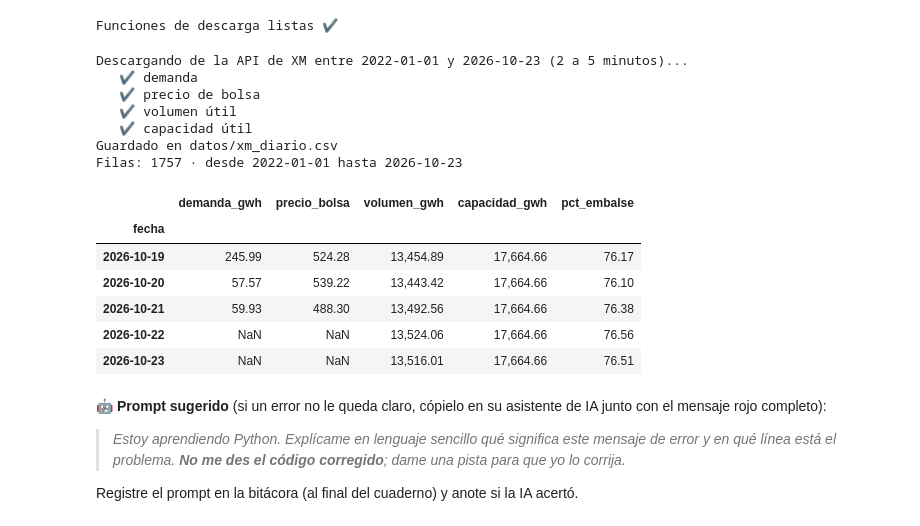
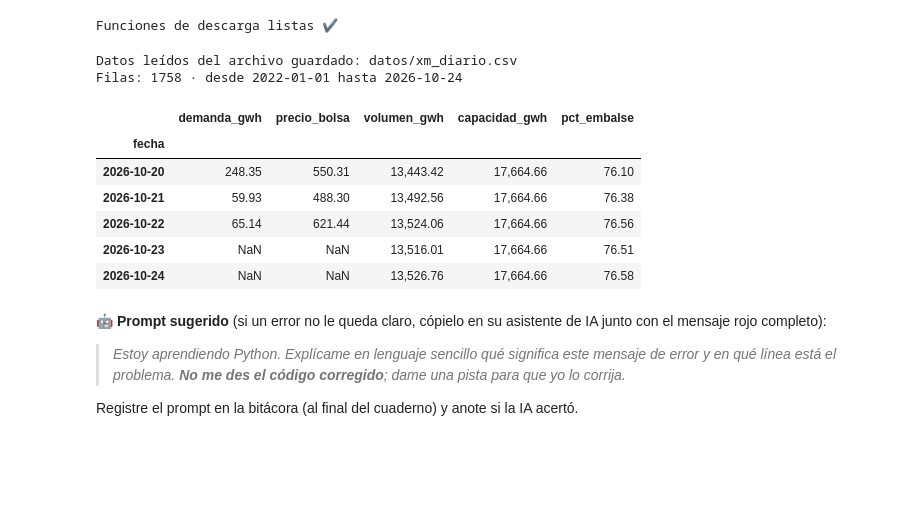
Before and after one commit to Heri-valen/aca-1, a Jupyter notebook: ACA1_Radiografia_Energetica.ipynb, the cells around one changed output. Saved outputs shown, nothing was run; the diff lists cells and outputs as text; code cells hidden in the pictures; blank space fills up the shorter version.

```diff
--- a/ACA1_Radiografia_Energetica.ipynb
+++ b/ACA1_Radiografia_Energetica.ipynb
@@ -382,46 +380,41 @@ Funciones de descarga listas ✔
 # Celda 0.6 · Descargar las cuatro series desde 2022 (o leerlas del archivo si ya se descargaron)
 INICIO = "2022-01-01"
 FIN = (pd.Timestamp.today() - pd.Timedelta(days=1)).strftime("%Y-%m-%d")   # hasta ayer
 ARCHIVO = CARPETA_DATOS / "xm_diario.csv"
-ACTUALIZAR = True       # cámbielo a True si quiere volver a descargar todo de la API
+ACTUALIZAR = False       # cámbielo a True si quiere volver a descargar todo de la API
 
 if ARCHIVO.exists() and not ACTUALIZAR:
     df = pd.read_csv(ARCHIVO, parse_dates=["fecha"], index_col="fecha")
     print("Datos leídos del archivo guardado:", ARCHIVO)
 else:
     print("Descargando de la API de XM entre", INICIO, "y", FIN, "(2 a 5 minutos)...")
     demanda = descargar_diario("DemaCome", "Sistema", INICIO, FIN, como="sum")  / 1e6    # kWh → GWh
     print("   ✔ demanda")
     precio = descargar_diario("PrecBolsNaci", "Sistema", INICIO, FIN, como="mean")        # COP/kWh
     print("   ✔ precio de bolsa")
     volumen = descargar_con_respaldo("VoluUtilDiarEner", INICIO, FIN) / 1e6               # kWh → GWh
     print("   ✔ volumen útil")
     capacidad = descargar_con_respaldo("CapaUtilDiarEner", INICIO, FIN) / 1e6             # kWh → GWh
     print("   ✔ capacidad útil")
     df = pd.concat({"demanda_gwh": demanda, "precio_bolsa": precio,
                     "volumen_gwh": volumen, "capacidad_gwh": capacidad}, axis=1, sort=True)
     df.index.name = "fecha"
     df["pct_embalse"] = 100 * df["volumen_gwh"] / df["capacidad_gwh"]   # el porcentaje se RECALCULA
     df.to_csv(ARCHIVO)
     print("Guardado en", ARCHIVO)
 
 print("Filas:", len(df), "· desde", df.index.min().date(), "hasta", df.index.max().date())
 df.tail()
 # %% [output]
-Descargando de la API de XM entre 2022-01-01 y 2026-10-23 (2 a 5 minutos)...
-   ✔ demanda
-   ✔ precio de bolsa
-   ✔ volumen útil
-   ✔ capacidad útil
-Guardado en datos/xm_diario.csv
-Filas: 1757 · desde 2022-01-01 hasta 2026-10-23
+Datos leídos del archivo guardado: datos/xm_diario.csv
+Filas: 1758 · desde 2022-01-01 hasta 2026-10-24
 |  | demanda_gwh | precio_bolsa | volumen_gwh | capacidad_gwh | pct_embalse |
 | fecha |  |  |  |  |  |
-| 2026-10-19 | 245.99 | 524.28 | 13,454.89 | 17,664.66 | 76.17 |
-| 2026-10-20 | 57.57 | 539.22 | 13,443.42 | 17,664.66 | 76.10 |
+| 2026-10-20 | 248.35 | 550.31 | 13,443.42 | 17,664.66 | 76.10 |
 | 2026-10-21 | 59.93 | 488.30 | 13,492.56 | 17,664.66 | 76.38 |
-| 2026-10-22 | NaN | NaN | 13,524.06 | 17,664.66 | 76.56 |
+| 2026-10-22 | 65.14 | 621.44 | 13,524.06 | 17,664.66 | 76.56 |
 | 2026-10-23 | NaN | NaN | 13,516.01 | 17,664.66 | 76.51 |
+| 2026-10-24 | NaN | NaN | 13,526.76 | 17,664.66 | 76.58 |
 # %% [markdown]
 🤖 **Prompt sugerido** (si un error no le queda claro, cópielo en su asistente de IA junto con el mensaje rojo completo):
 > *Estoy aprendiendo Python. Explícame en lenguaje sencillo qué significa este mensaje de error y en qué línea está el problema. **No me des el código corregido**; dame una pista para que yo lo corrija.*
```
Also changed, not shown: parts of 16 cells of this notebook, 1 other file.
